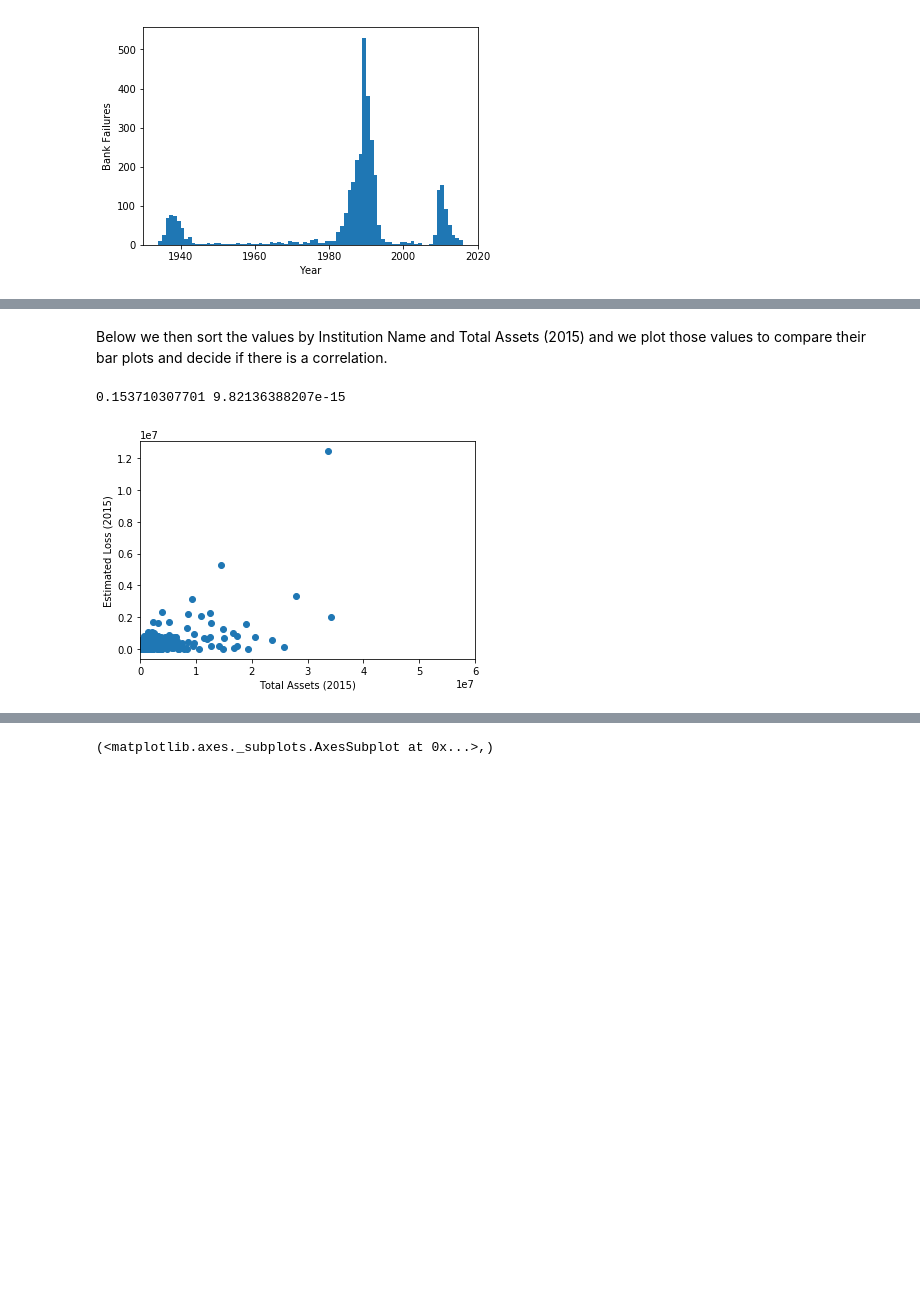
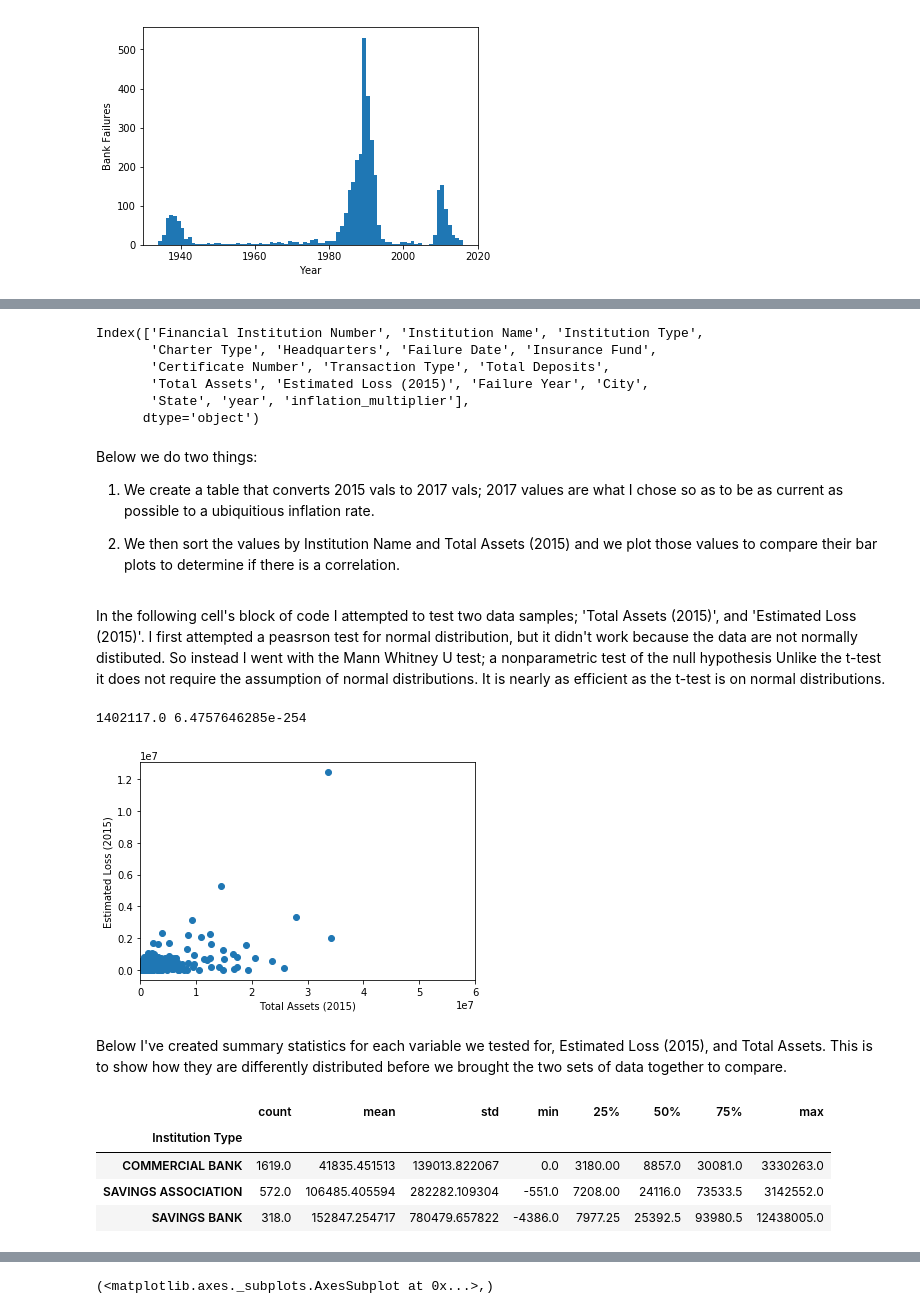
Before and after one commit to bar10009/Thinkful-Capstone-, a Jupyter notebook: Capstone Project 2018.ipynb, the cells around one changed output, grey strips where cells are left out. Saved outputs shown, nothing was run; the diff lists cells and outputs as text; code cells hidden in the pictures; blank space fills up the shorter version.

```diff
--- a/Capstone Project 2018.ipynb
+++ b/Capstone Project 2018.ipynb
@@ -188,16 +190,45 @@ Index(['Financial Institution Number', 'Institution Name', 'Institution Type',
+# %%
+conversion_df = pd.read_csv('inflation.csv')
+banks_inflation = pd.merge(banks, conversion_df, left_on='Failure Year', right_on='year')
+banks_inflation.columns
+# %% [output]
+Index(['Financial Institution Number', 'Institution Name', 'Institution Type',
+       'Charter Type', 'Headquarters', 'Failure Date', 'Insurance Fund',
+       'Certificate Number', 'Transaction Type', 'Total Deposits',
+       'Total Assets', 'Estimated Loss (2015)', 'Failure Year', 'City',
+       'State', 'year', 'inflation_multiplier'],
+      dtype='object')
 # %% [markdown]
-Below we then sort the values by Institution Name and Total Assets (2015)
-and we plot those values to compare their bar plots and decide if there is a correlation.
+Below we do two things:
+
+1. We create a table that converts 2015 vals to 2017 vals; 2017 values are what I chose so as to be as current as possible to a ubiquitious inflation rate.
+
+2. We then sort the values by Institution Name and Total Assets (2015) and we plot those values to compare their bar plots to determine if there is a correlation.
+# %% [markdown]
+In the following cell's block of code I attempted to test two data samples; 'Total Assets (2015)', and 'Estimated Loss (2015)'.
+I first attempted a peasrson test for normal distribution, but it didn't work because the data are not normally distibuted.
+So instead I went with the Mann Whitney U test; a nonparametric test of the null hypothesis
+Unlike the t-test it does not require the assumption of normal distributions. It is nearly as efficient as the t-test is on normal distributions.
 # %%
 banks_inflation['Total Assets (2015)']=banks_inflation['Total Assets']*banks_inflation['inflation_multiplier']
 plt.scatter(banks_inflation['Total Assets (2015)'], banks_inflation['Estimated Loss (2015)'])
 plt.xlabel('Total Assets (2015)')
 plt.ylabel('Estimated Loss (2015)')
 plt.xlim([0, 0.6e8])
-from scipy.stats import pearsonr
+from scipy.stats import mannwhitneyu
 bankst = banks_inflation.dropna(subset=['Total Assets (2015)', 'Estimated Loss (2015)', 'Total Assets'])
-r, p = pearsonr(bankst['Total Assets'], bankst['Estimated Loss (2015)'])
-print(r, p) #Then we sort the values by Institution Name and Total Assets (2015)
+u, p = mannwhitneyu(bankst['Total Assets'], bankst['Estimated Loss (2015)'])
+print(u, p)
 # %% [output]
-0.153710307701 9.82136388207e-15
+1402117.0 6.4757646285e-254
 [figure]
+# %% [markdown]
+Below I've created summary statistics for each variable we tested for, Estimated Loss (2015), and Total Assets. This is to show how they are differently distributed before we brought the two sets of data together to compare.
+# %%
+banks.groupby(['Institution Type'])['Estimated Loss (2015)'].describe()
+# %% [output]
+|  | count | mean | std | min | 25% | 50% | 75% | max |
+| Institution Type |  |  |  |  |  |  |  |  |
+| COMMERCIAL BANK | 1619.0 | 41835.451513 | 139013.822067 | 0.0 | 3180.00 | 8857.0 | 30081.0 | 3330263.0 |
+| SAVINGS ASSOCIATION | 572.0 | 106485.405594 | 282282.109304 | -551.0 | 7208.00 | 24116.0 | 73533.5 | 3142552.0 |
+| SAVINGS BANK | 318.0 | 152847.254717 | 780479.657822 | -4386.0 | 7977.25 | 25392.5 | 93980.5 | 12438005.0 |
```
Also changed, not shown: parts of 22 cells of this notebook.
